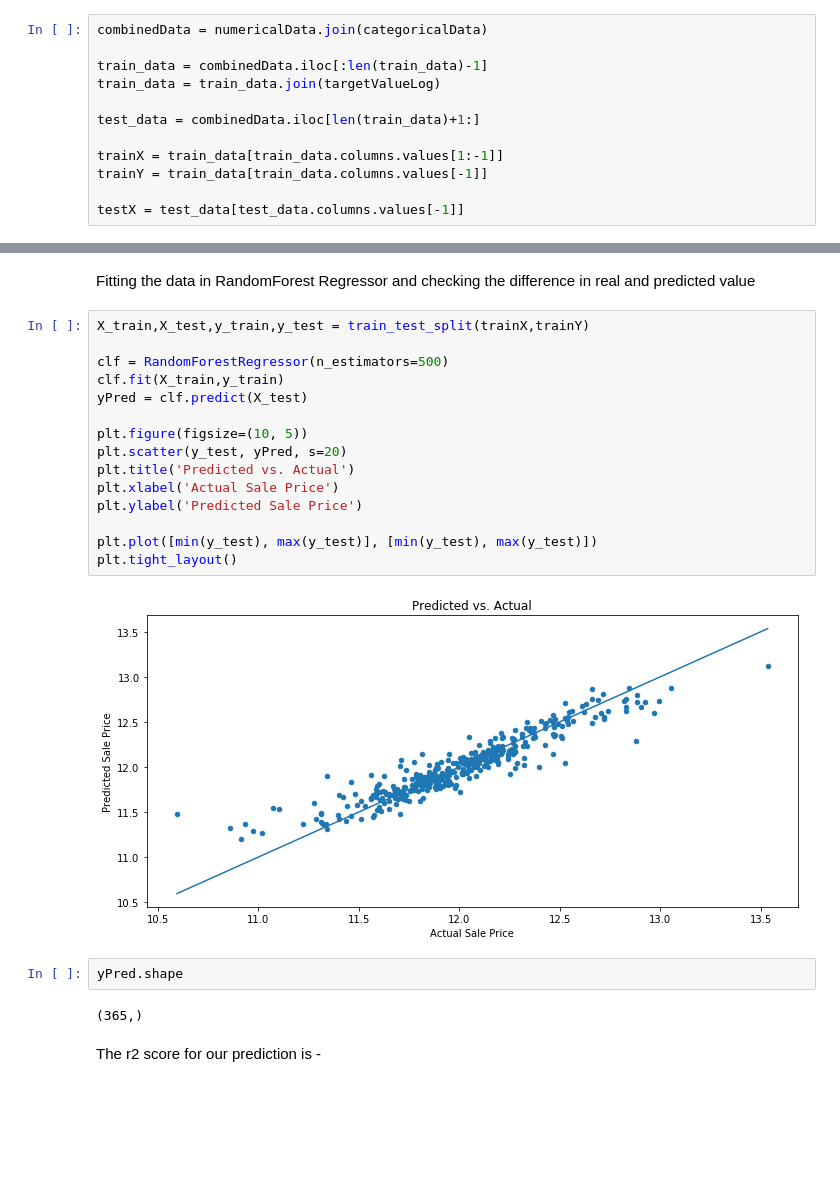
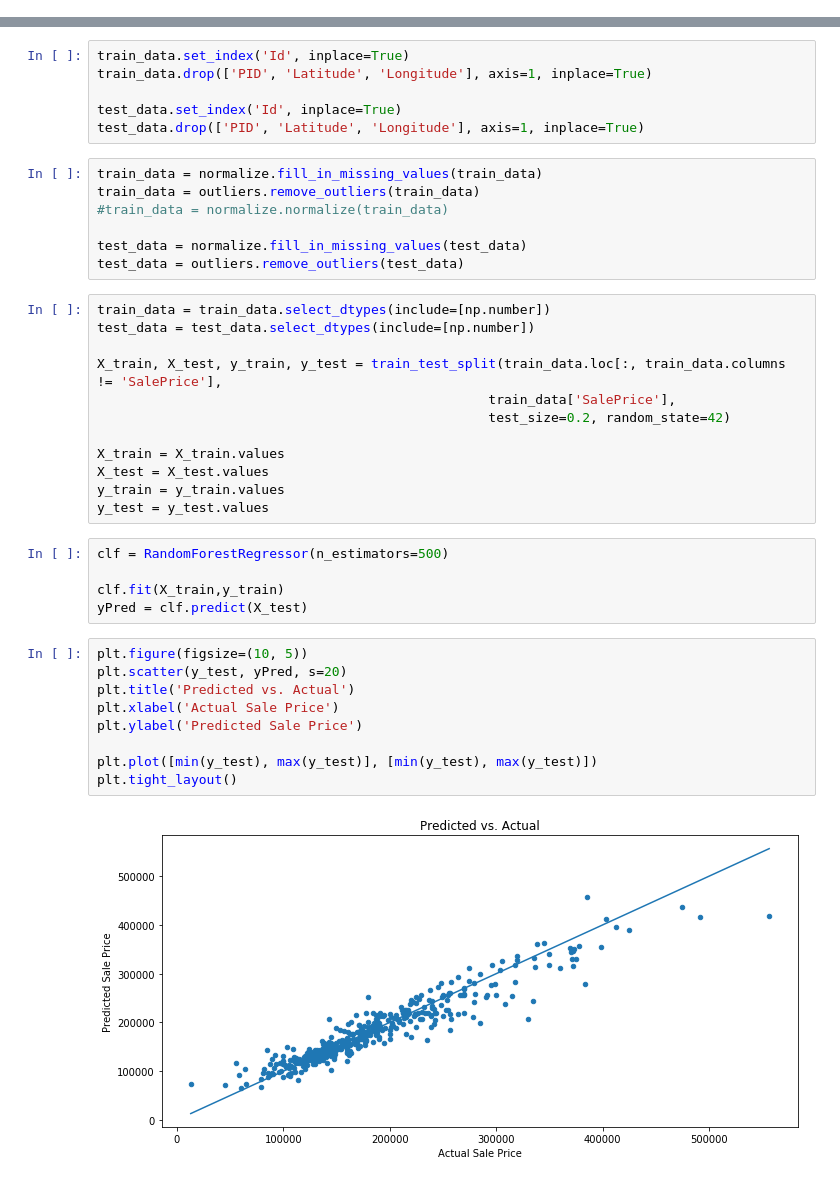
Before and after one commit to CpuKnows/CS-412-Class-Project, a Jupyter notebook: src/HousePrice_TreeBasedMethods.ipynb, the cells around one changed output, grey strips where cells are left out. Cells and saved outputs as stored; diff of their text form; blank space fills up the shorter version.

Commit message:
Random Forest/ XGBoost Added

```diff
--- a/src/HousePrice_TreeBasedMethods.ipynb
+++ b/src/HousePrice_TreeBasedMethods.ipynb
@@ -74,12 +33,0 @@ Merging numerical and categorical data back together
-# %%
-combinedData = numericalData.join(categoricalData)
-
-train_data = combinedData.iloc[:len(train_data)-1]
-train_data = train_data.join(targetValueLog)
-
-test_data = combinedData.iloc[len(train_data)+1:]
-
-trainX = train_data[train_data.columns.values[1:-1]]
-trainY = train_data[train_data.columns.values[-1]]
-
-testX = test_data[test_data.columns.values[-1]]
@@ -90,28 +34,44 @@ trainX.shape, trainY.shape, testX.shape
-# %% [markdown]
-Fitting the data in RandomForest Regressor and checking the difference in real and predicted value
+# %%
+train_data.set_index('Id', inplace=True)
+train_data.drop(['PID', 'Latitude', 'Longitude'], axis=1, inplace=True)
+
+test_data.set_index('Id', inplace=True)
+test_data.drop(['PID', 'Latitude', 'Longitude'], axis=1, inplace=True)
+# %%
+train_data = normalize.fill_in_missing_values(train_data)
+train_data = outliers.remove_outliers(train_data)
+#train_data = normalize.normalize(train_data)
+
+test_data = normalize.fill_in_missing_values(test_data)
+test_data = outliers.remove_outliers(test_data)
+# %%
+train_data = train_data.select_dtypes(include=[np.number])
+test_data = test_data.select_dtypes(include=[np.number])
+
+X_train, X_test, y_train, y_test = train_test_split(train_data.loc[:, train_data.columns != 'SalePrice'],
+                                                  train_data['SalePrice'],
+                                                  test_size=0.2, random_state=42)
+
+X_train = X_train.values
+X_test = X_test.values
+y_train = y_train.values
+y_test = y_test.values
+# %%
+clf = RandomForestRegressor(n_estimators=500)
+
+clf.fit(X_train,y_train)
+yPred = clf.predict(X_test)
 # %%
-X_train,X_test,y_train,y_test = train_test_split(trainX,trainY)
-
-clf = RandomForestRegressor(n_estimators=500)
-clf.fit(X_train,y_train)
-yPred = clf.predict(X_test)
-
 plt.figure(figsize=(10, 5))
 plt.scatter(y_test, yPred, s=20)
 plt.title('Predicted vs. Actual')
 plt.xlabel('Actual Sale Price')
 plt.ylabel('Predicted Sale Price')
 
 plt.plot([min(y_test), max(y_test)], [min(y_test), max(y_test)])
 plt.tight_layout()
 # %% [output]
-[figure, old version]
+[figure, new version]
-# %%
-yPred.shape
-# %% [output]
-(365,)
-# %% [markdown]
-The r2 score for our prediction is -
 # %%
 r2_score(y_test,yPred)
 # %% [output]
```
Also changed, not shown: parts of 22 cells of this notebook, 5 other files.
